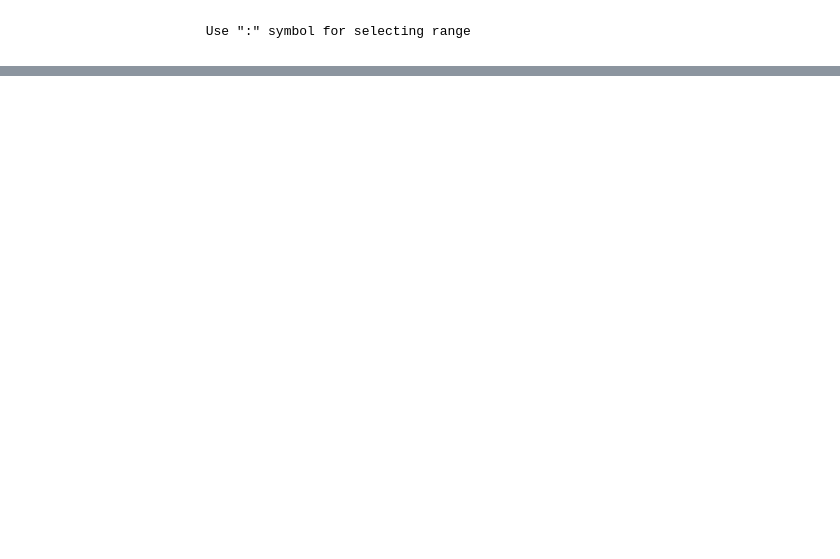
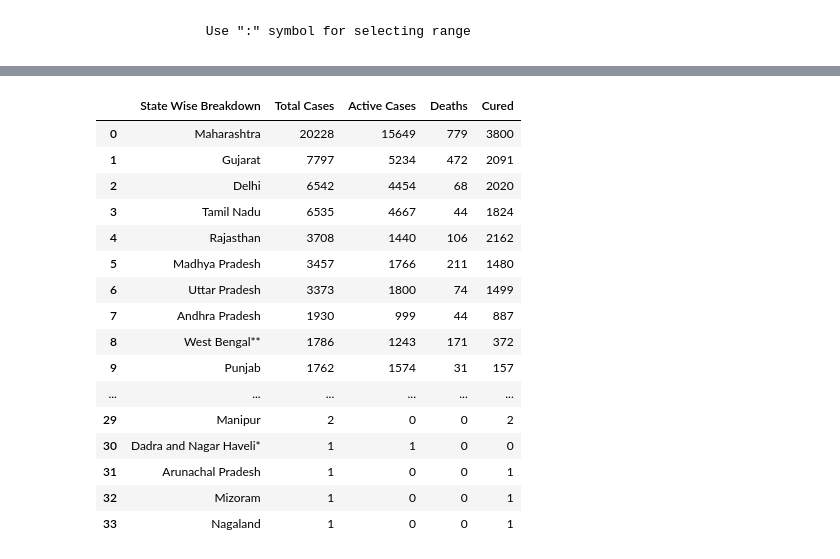
Before and after one commit to akhil-gali/dataScience_practice, a Jupyter notebook: Numpy_practice.ipynb, the cells around one changed output, grey strips where cells are left out. Saved outputs shown, nothing was run; the diff lists cells and outputs as text; code cells hidden in the pictures; blank space fills up the shorter version.

```diff
--- a/Numpy_practice.ipynb
+++ b/Numpy_practice.ipynb
@@ -296,0 +393,23 @@ array([[16,  4, 45],
+# %%
+covid_stats_copy = covid_stats.copy()  #copying the csv file
+# %%
+covid_stats_copy =covid_stats_copy[0:34]  #Removing the last row.. Ie, total row from the given csv
+covid_stats_copy
+# %% [output]
+|  | State Wise Breakdown | Total Cases | Active Cases | Deaths | Cured |
+| 0 | Maharashtra | 20228 | 15649 | 779 | 3800 |
+| 1 | Gujarat | 7797 | 5234 | 472 | 2091 |
+| 2 | Delhi | 6542 | 4454 | 68 | 2020 |
+| 3 | Tamil Nadu | 6535 | 4667 | 44 | 1824 |
+| 4 | Rajasthan | 3708 | 1440 | 106 | 2162 |
+| 5 | Madhya Pradesh | 3457 | 1766 | 211 | 1480 |
+| 6 | Uttar Pradesh | 3373 | 1800 | 74 | 1499 |
+| 7 | Andhra Pradesh | 1930 | 999 | 44 | 887 |
+| 8 | West Bengal** | 1786 | 1243 | 171 | 372 |
+| 9 | Punjab | 1762 | 1574 | 31 | 157 |
+| ... | ... | ... | ... | ... | ... |
+| 29 | Manipur | 2 | 0 | 0 | 2 |
+| 30 | Dadra and Nagar Haveli* | 1 | 1 | 0 | 0 |
+| 31 | Arunachal Pradesh | 1 | 0 | 0 | 1 |
+| 32 | Mizoram | 1 | 0 | 0 | 1 |
+| 33 | Nagaland | 1 | 0 | 0 | 1 |
```
Also changed, not shown: parts of 34 cells of this notebook.
